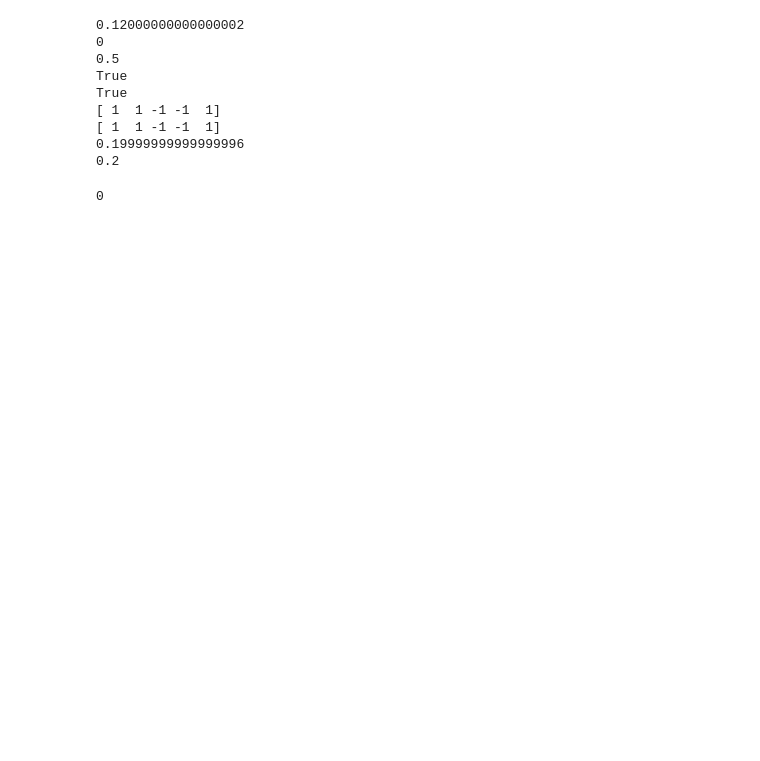
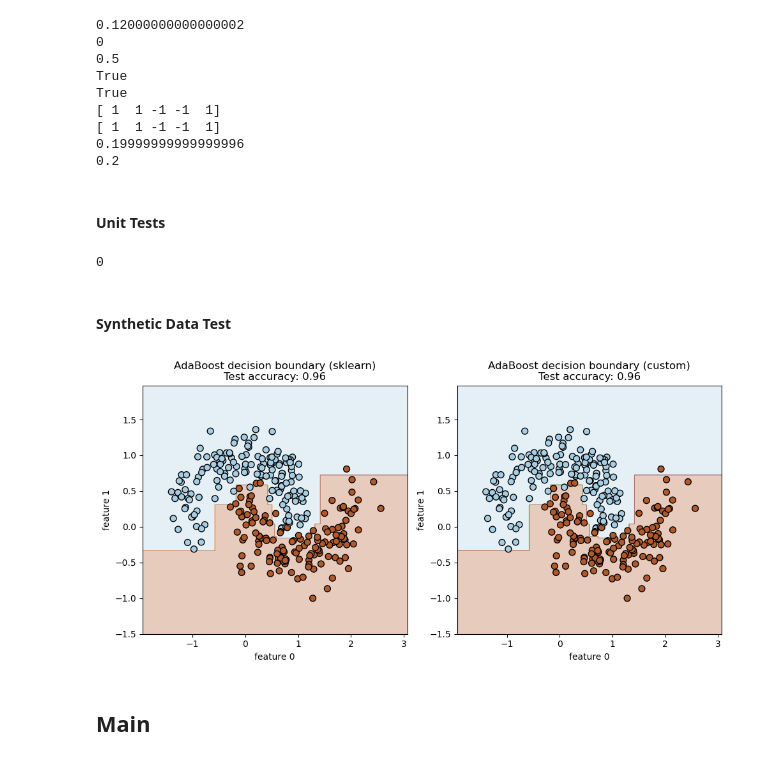
Before and after one commit to pgundral/ada-boost, a Jupyter notebook: src/pranav.ipynb, the cells around one changed output. Drawn from its saved outputs; the diff is of its cells as text; code cells hidden in the pictures; blank space fills up the shorter version.

```diff
--- a/src/pranav.ipynb
+++ b/src/pranav.ipynb
@@ -323,6 +261,8 @@ True
 [ 1  1 -1 -1  1]
 0.19999999999999996
 0.2
+# %% [markdown]
+#### Unit Tests
 # %%
 import pytest
 # initialize a random state
@@ -353,3 +293,72 @@ stump.train(x1, y1)
 print(stump.split_ftr_indx)
 # %% [output]
 0
+# %% [markdown]
+#### Synthetic Data Test
+# %%
+import numpy as np
+import matplotlib.pyplot as plt
+from sklearn.metrics import accuracy_score
+from sklearn.ensemble import AdaBoostClassifier
+from sklearn.tree import DecisionTreeClassifier
+from sklearn.datasets import make_moons
+from sklearn.model_selection import train_test_split
+
+def plot_2d_clf(X, y, clf, ax, name, random_state):
+    # split data
+    X_train, X_test, y_train, y_test = train_test_split(X,y,test_size=0.3,random_state=random_state)
+    # fit classifier
+    try:
+        clf.train(X_train, y_train)
+    except AttributeError:
+        clf.fit(X_train, y_train)
+
+    # choose two features to visualize (0 and 1)
+    x_idx, y_idx = 0, 1
+
+    # mesh for plotting (cover both train and test ranges)
+    xmin = np.min(np.r_[X_train[:, x_idx], X_test[:, x_idx]]) - 0.5
+    xmax = np.max(np.r_[X_train[:, x_idx], X_test[:, x_idx]]) + 0.5
+    ymin = np.min(np.r_[X_train[:, y_idx], X_test[:, y_idx]]) - 0.5
+    ymax = np.max(np.r_[X_train[:, y_idx], X_test[:, y_idx]]) + 0.5
+    xx, yy = np.meshgrid(np.linspace(xmin, xmax, 300), np.linspace(ymin, ymax, 300))
+
+    # build full-dimensional grid points by fixing other features at their training mean
+    mean_features = np.mean(X_train, axis=0)
+    grid2d = np.c_[xx.ravel(), yy.ravel()]
+    n_pts = grid2d.shape[0]
+    full_grid = np.tile(mean_features, (n_pts, 1))
+    full_grid[:, x_idx] = grid2d[:, 0]
+    full_grid[:, y_idx] = grid2d[:, 1]
+
+    # predict on the grid and plot
+    Z = clf.predict(full_grid).reshape(xx.shape)
+
+    try:
+        test_score = clf.score(X_test, y_test)
+    except:
+        y_hat = clf.predict(X_test)
+        y_hat = np.where(y_hat < 0, 0, 1)
+        test_score = accuracy_score(y_test, y_hat)
+
+    ax.contourf(xx, yy, Z, alpha=0.3, cmap=plt.cm.Paired)
+    ax.scatter(X_test[:, x_idx], X_test[:, y_idx], c=y_test, cmap=plt.cm.Paired, edgecolor='k', s=50)
+    ax.set_xlabel(f'feature {x_idx}')
+    ax.set_ylabel(f'feature {y_idx}')
+    ax.set_title(f'AdaBoost decision boundary ({name})\nTest accuracy: {test_score:.2f}')
+
+    return None
+
+fig, axes = plt.subplots(1,2,figsize=(10,5))
+
+RS = 42
+X,y = make_moons(noise=0.2, random_state=RS, n_samples=1000)
+plot_2d_clf(X, y, clf=AdaBoostClassifier(), ax=axes[0], name='sklearn',random_state=RS)
+plot_2d_clf(X, y, clf=AdaBoost(), ax=axes[1], name='custom',random_state=RS)
+
+plt.tight_layout()
+plt.show()
+# %% [output]
+[figure, new version]
+# %% [markdown]
+## **Main**
```
Also changed, not shown: parts of 5 cells of this notebook, 1 other file.
